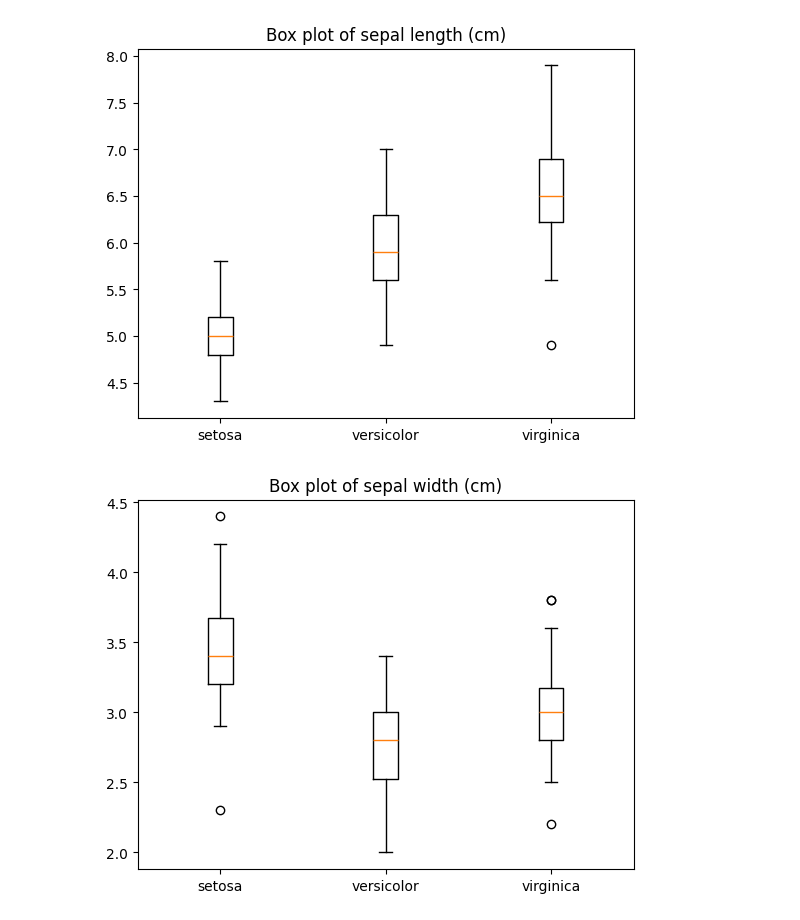
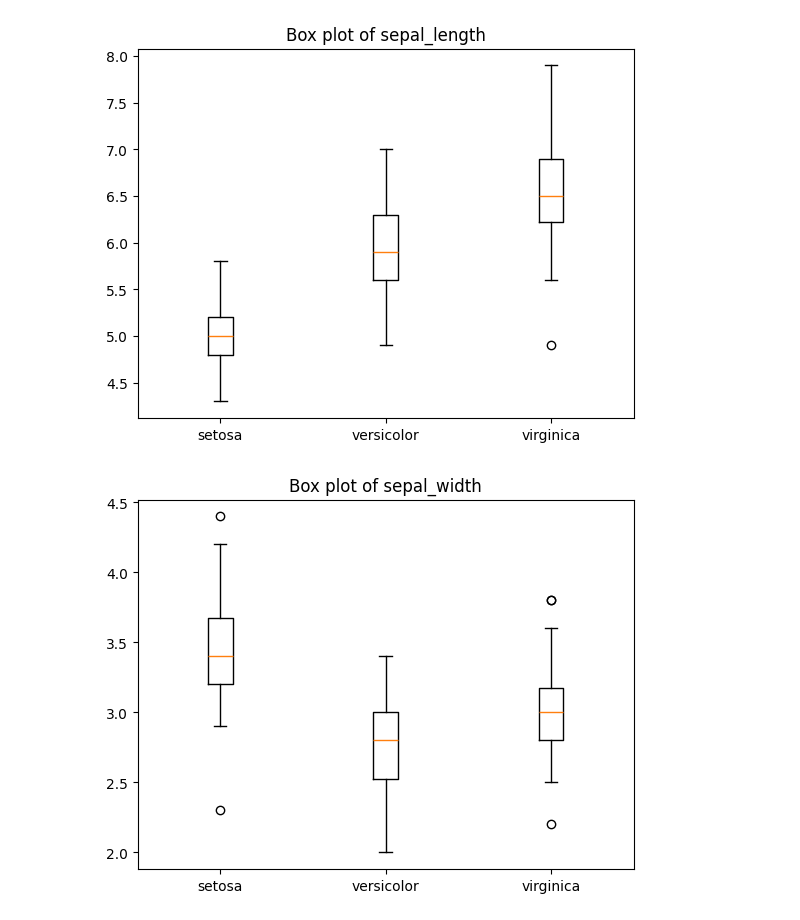
Before and after one commit to Remonah-3/Github_Assignment, a Jupyter notebook: Assignment_Iris_data.ipynb, the cells around one changed output. Saved outputs shown, nothing was run; the diff lists cells and outputs as text; code cells hidden in the pictures.

```diff
--- a/Assignment_Iris_data.ipynb
+++ b/Assignment_Iris_data.ipynb
@@ -3,13 +3,16 @@
 # %%
 import pandas as pd
 import matplotlib.pyplot as plt
+import seaborn as sns
 from sklearn.datasets import load_iris
 
 iris = load_iris()
-X = pd.DataFrame(iris.data, columns=iris.feature_names)
-y = pd.Series(iris.target, name='species')
+X = pd.DataFrame(iris.data, columns=['sepal_length','sepal_width','petal_length','petal_width'])
+y = pd.Series(iris.target, name='Species')
+
+print(X.head())
+print(y.head())
 
 df = pd.concat([X, y], axis=1)
-print("Data loaded and combined:")
-print(df.head(4))
+print(df.head())
 # %% [output]
@@ -90,11 +97,11 @@ plt.show()
 # %%
-for feature in iris.feature_names:
+for feature in ['sepal_length','sepal_width','petal_length','petal_width']:
     plt.figure()
-    for i, species_name in enumerate(iris.target_names):
-        plt.boxplot(df[df['species']==i][feature], positions=[i])
-    plt.xticks(range(len(iris.target_names)), iris.target_names)
+    for i in range(3):
+        plt.boxplot(df[df['Species']==i][feature], positions=[i])
+    plt.xticks(range(3), ['setosa','versicolor','virginica'])
     plt.title(f'Box plot of {feature}')
     plt.show()
 # %% [output]
-[figure, old version]
+[figure, new version]
-[figure, old version]
+[figure, new version]
```
Also changed, not shown: parts of 12 cells of this notebook.
